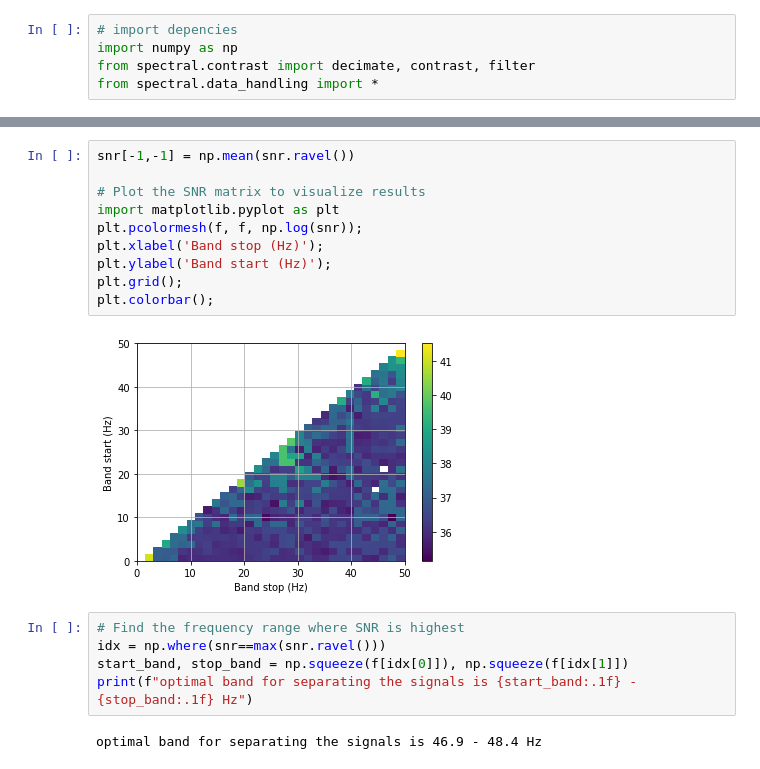
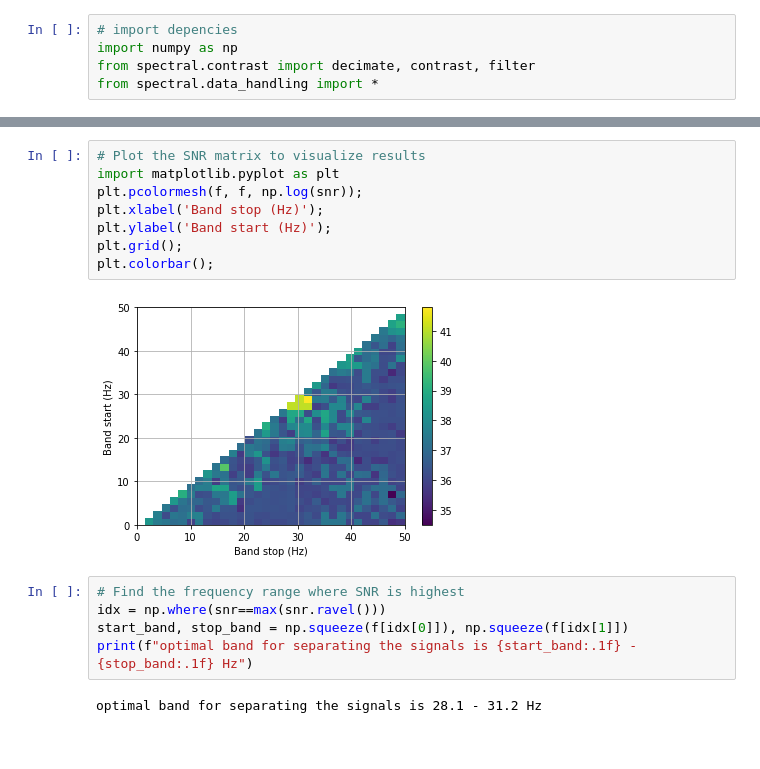
Before and after one commit to theonlyid/spectral, a Jupyter notebook: docs/notebooks/python/example_contrast.ipynb, the cells around one changed output, grey strips where cells are left out. Cells and saved outputs as stored; diff of their text form.

```diff
--- a/docs/notebooks/python/example_contrast.ipynb
+++ b/docs/notebooks/python/example_contrast.ipynb
@@ -56,24 +60,22 @@ y[5:] = 0
 # This will inform timseries filtering that enables maximal separability between signals
 snr, f = contrast(ds, y, fs=100, nperseg=64, noverlap=48)
 # %%
-snr[-1,-1] = np.mean(snr.ravel())
-
 # Plot the SNR matrix to visualize results
 import matplotlib.pyplot as plt
 plt.pcolormesh(f, f, np.log(snr));
 plt.xlabel('Band stop (Hz)');
 plt.ylabel('Band start (Hz)');
 plt.grid();
 plt.colorbar();
 # %% [output]
-[figure, old version]
+[figure, new version]
 # %%
 # Find the frequency range where SNR is highest
 idx = np.where(snr==max(snr.ravel()))
 start_band, stop_band = np.squeeze(f[idx[0]]), np.squeeze(f[idx[1]])
 print(f"optimal band for separating the signals is {start_band:.1f} - {stop_band:.1f} Hz")
 # %% [output]
-optimal band for separating the signals is 46.9 - 48.4 Hz
+optimal band for separating the signals is 28.1 - 31.2 Hz
 # %%
 # filter the singal within that range
 
```
Also changed, not shown: parts of 3 cells of this notebook, 1 other file.
